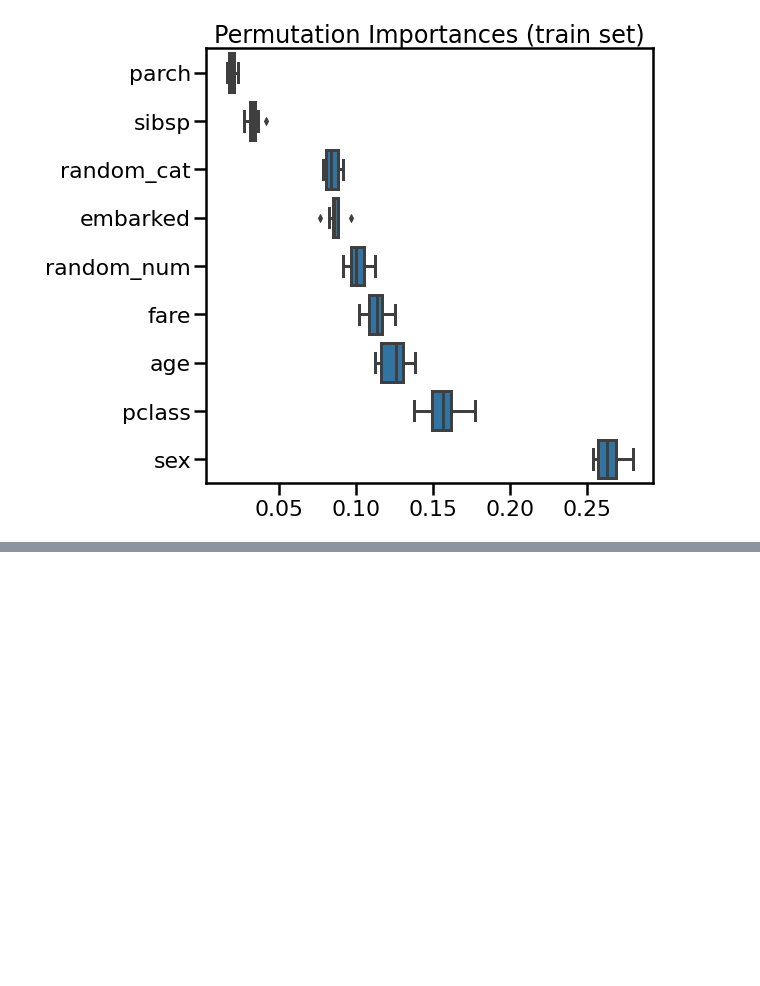
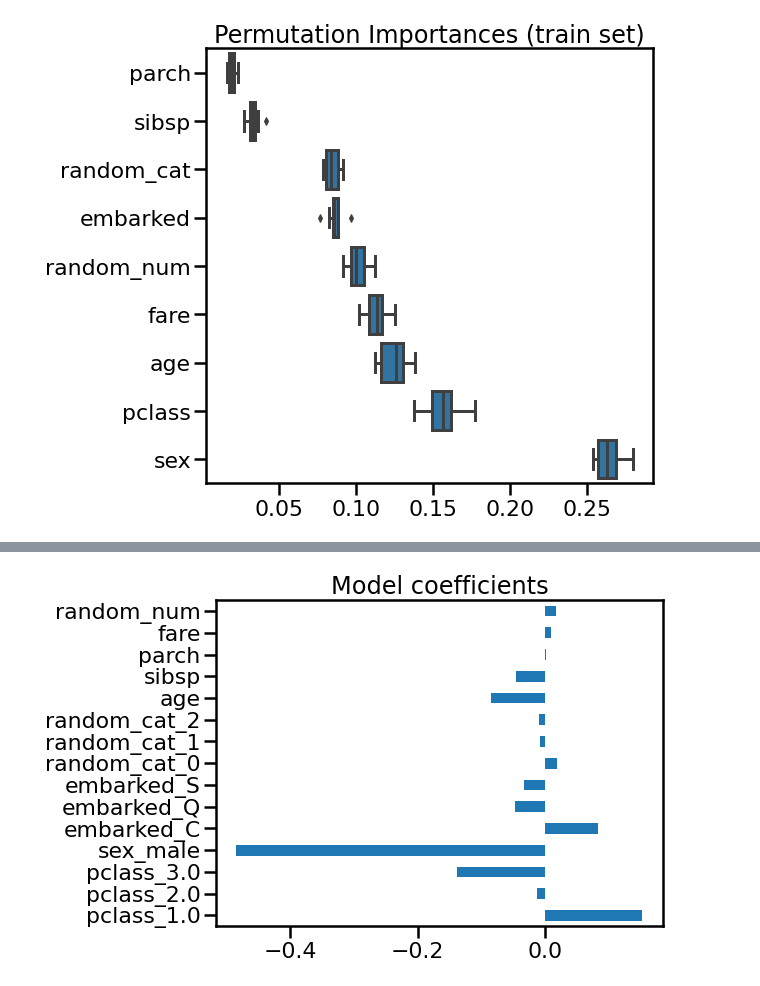
Before and after one commit to glemaitre/datascience_middle_course, a Jupyter notebook: 09_inspection/02_feature_importance.ipynb, the cells around one changed output, grey strips where cells are left out. Cells and saved outputs as stored; diff of their text form; code cells hidden in the pictures; blank space fills up the shorter version.

```diff
--- a/09_inspection/02_feature_importance.ipynb
+++ b/09_inspection/02_feature_importance.ipynb
@@ -203,0 +288,15 @@ _ = ax.set_title("Permutation Importances (train set)")
+# %%
+ohe = (model.named_steps['preprocess']
+            .named_transformers_['cat'])
+feature_names = ohe.get_feature_names_out(categorical_columns)
+feature_names = np.r_[feature_names, numerical_columns]
+# %%
+_, ax = plt.subplots(figsize=(8, 6))
+coef = pd.Series(
+    model[-1].coef_,
+    index=feature_names,
+)
+coef.plot.barh(ax=ax)
+_ = ax.set_title("Model coefficients")
+# %% [output]
+[figure, added]
```
Also changed, not shown: parts of 11 cells of this notebook.
